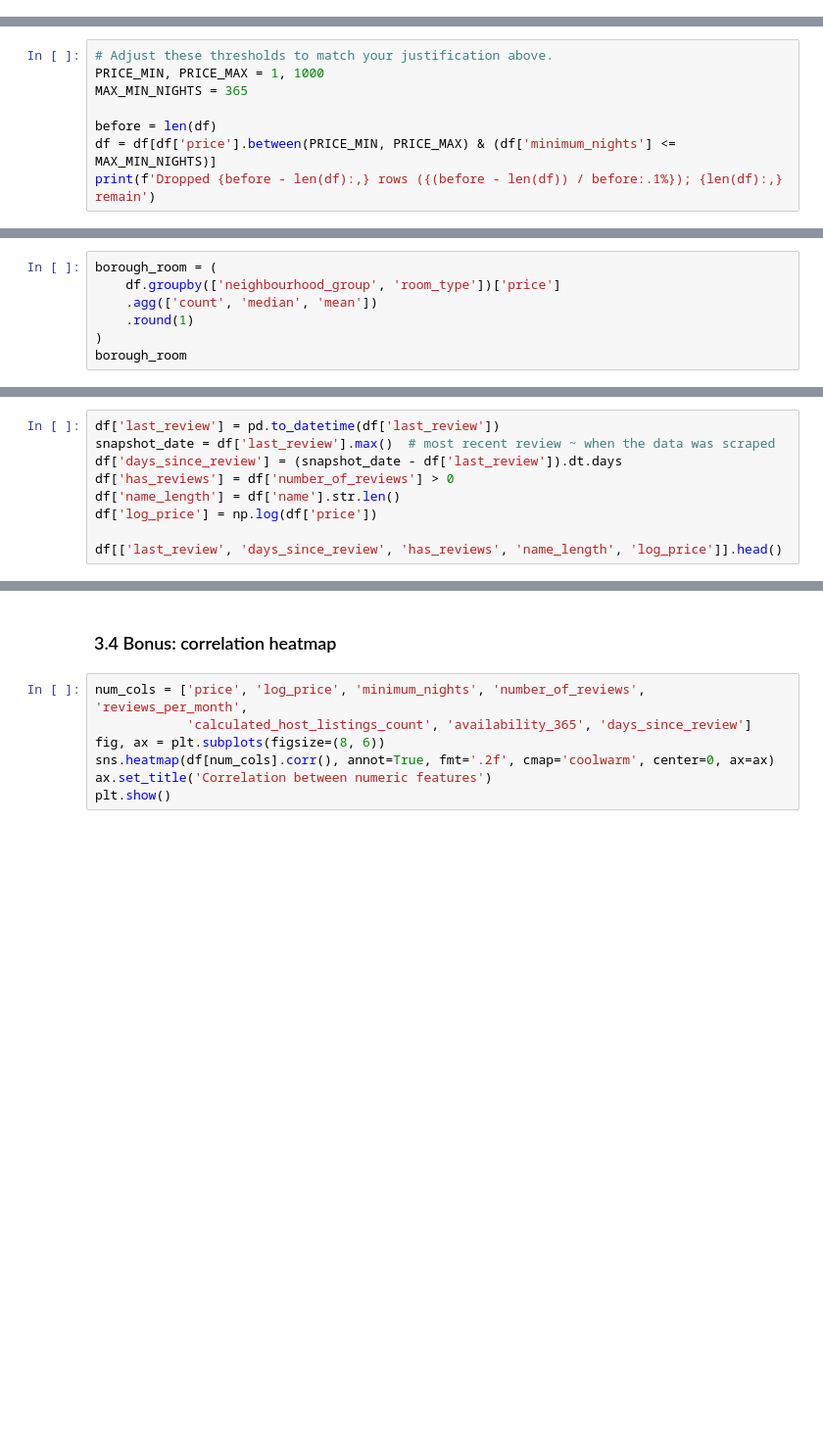
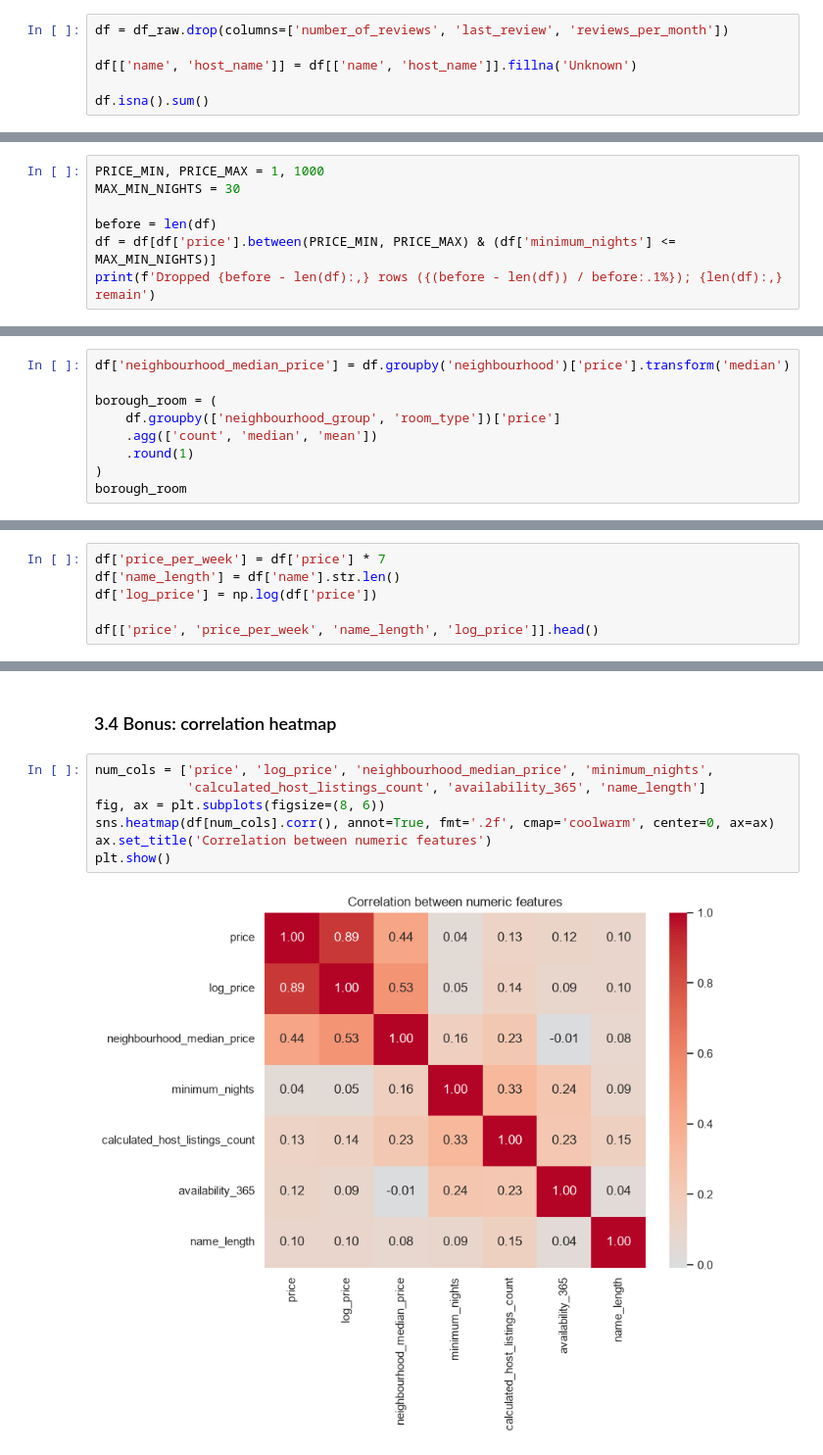
Before and after one commit to crbns/nyc-airbnb-mini-project-1, a Jupyter notebook: main.ipynb, the cells around one changed output, grey strips where cells are left out. Shown at 98% size. Cells and saved outputs as stored; diff of their text form; blank space fills up the shorter version.

```diff
--- a/main.ipynb
+++ b/main.ipynb
@@ -86,0 +96,6 @@ df.isna().sum()
+# %%
+df = df_raw.drop(columns=['number_of_reviews', 'last_review', 'reviews_per_month'])
+
+df[['name', 'host_name']] = df[['name', 'host_name']].fillna('Unknown')
+
+df.isna().sum()
@@ -100,7 +152,6 @@ df[['price', 'minimum_nights', 'number_of_reviews', 'availability_365']].describ
 # %%
-# Adjust these thresholds to match your justification above.
 PRICE_MIN, PRICE_MAX = 1, 1000
-MAX_MIN_NIGHTS = 365
+MAX_MIN_NIGHTS = 30
 
 before = len(df)
 df = df[df['price'].between(PRICE_MIN, PRICE_MAX) & (df['minimum_nights'] <= MAX_MIN_NIGHTS)]
@@ -108,6 +161,8 @@ print(f'Dropped {before - len(df):,} rows ({(before - len(df)) / before:.1%}); {
 # %% [markdown]
 ### 1.4 Group-by aggregation
 # %%
+df['neighbourhood_median_price'] = df.groupby('neighbourhood')['price'].transform('median')
+
 borough_room = (
     df.groupby(['neighbourhood_group', 'room_type'])['price']
     .agg(['count', 'median', 'mean'])
@@ -119,11 +197,8 @@ borough_room
 # %% [markdown]
 ### 1.5 Derived / engineered columns
 # %%
-df['last_review'] = pd.to_datetime(df['last_review'])
-snapshot_date = df['last_review'].max()  # most recent review ~ when the data was scraped
-df['days_since_review'] = (snapshot_date - df['last_review']).dt.days
-df['has_reviews'] = df['number_of_reviews'] > 0
+df['price_per_week'] = df['price'] * 7
 df['name_length'] = df['name'].str.len()
 df['log_price'] = np.log(df['price'])
 
-df[['last_review', 'days_since_review', 'has_reviews', 'name_length', 'log_price']].head()
+df[['price', 'price_per_week', 'name_length', 'log_price']].head()
@@ -183,9 +302,11 @@ plt.show()
 # %% [markdown]
 ### 3.4 Bonus: correlation heatmap
 # %%
-num_cols = ['price', 'log_price', 'minimum_nights', 'number_of_reviews', 'reviews_per_month',
-            'calculated_host_listings_count', 'availability_365', 'days_since_review']
+num_cols = ['price', 'log_price', 'neighbourhood_median_price', 'minimum_nights',
+            'calculated_host_listings_count', 'availability_365', 'name_length']
 fig, ax = plt.subplots(figsize=(8, 6))
 sns.heatmap(df[num_cols].corr(), annot=True, fmt='.2f', cmap='coolwarm', center=0, ax=ax)
 ax.set_title('Correlation between numeric features')
 plt.show()
+# %% [output]
+[figure, added]
```
Also changed, not shown: parts of 47 cells of this notebook, 4 other files.
